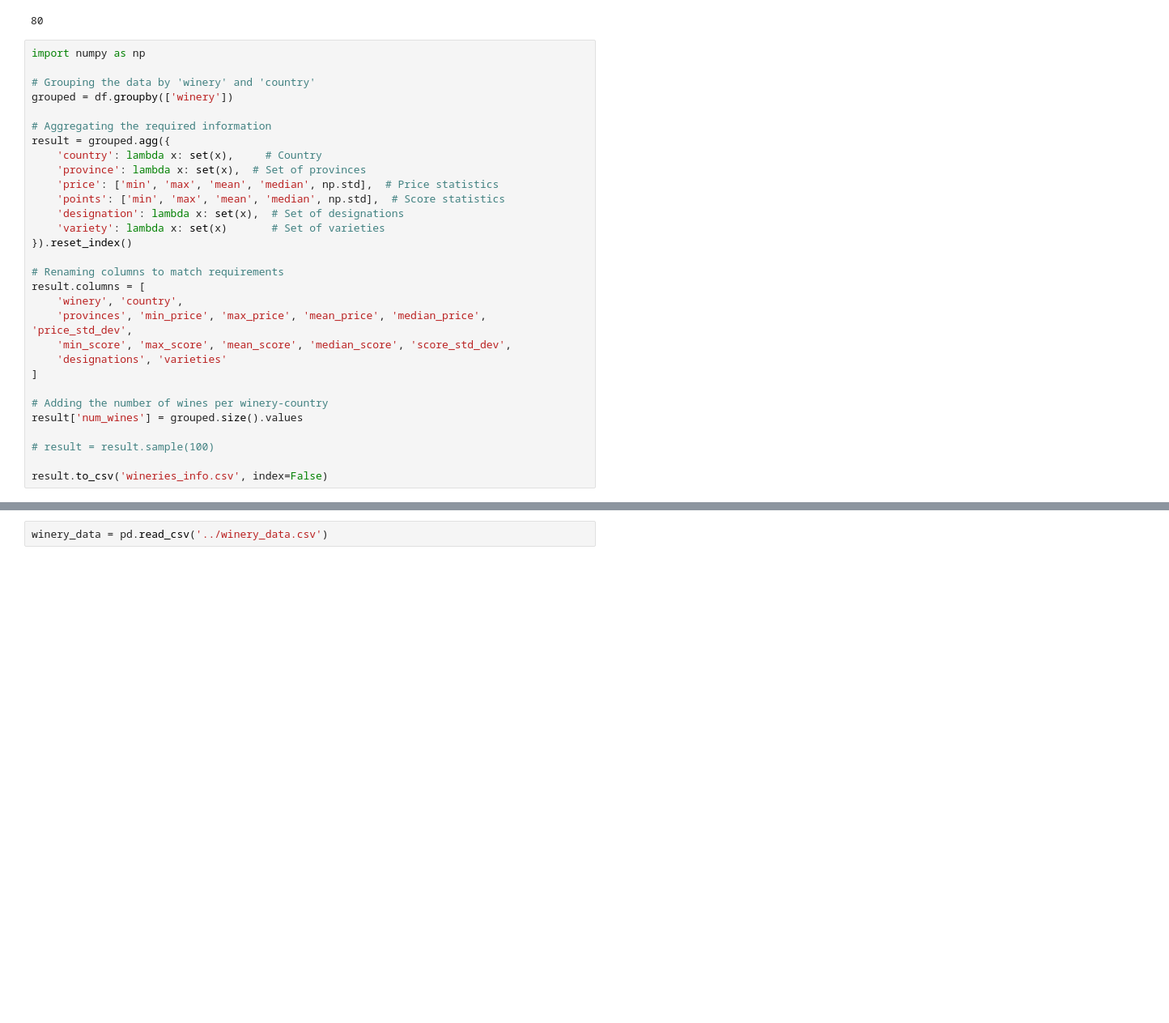
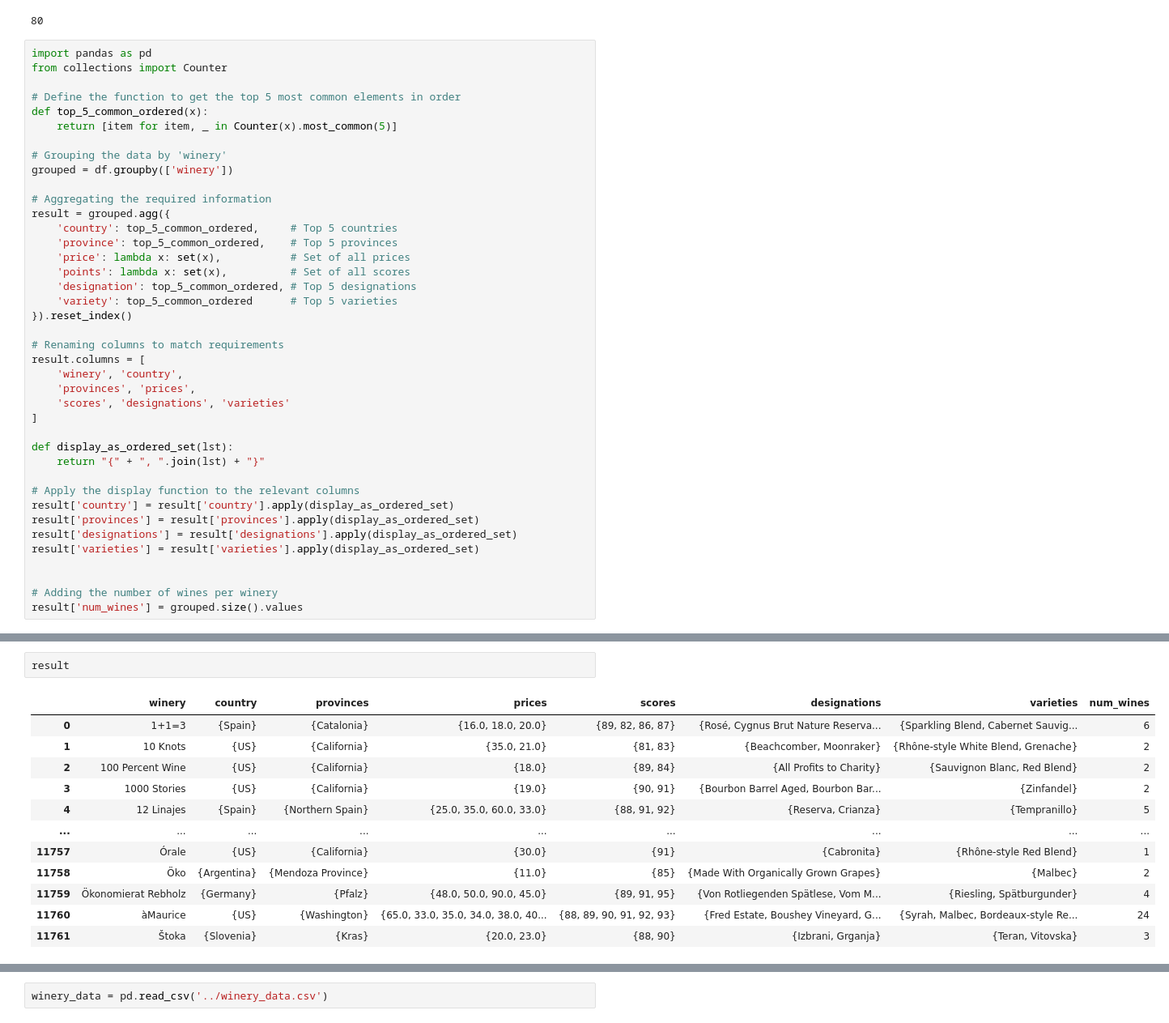
Before and after one commit to com-480-data-visualization/com480DataVisualization_Vinemap, a Jupyter notebook: bubble_plot/process_bubbles.ipynb, the cells around one changed output, grey strips where cells are left out. Shown at 81% size. Saved outputs shown, nothing was run; the diff lists cells and outputs as text; blank space fills up the shorter version.

```diff
--- a/bubble_plot/process_bubbles.ipynb
+++ b/bubble_plot/process_bubbles.ipynb
@@ -28,32 +28,42 @@ df['points'].min()
 # %% [output]
 80
 # %%
-import numpy as np
+import pandas as pd
+from collections import Counter
 
-# Grouping the data by 'winery' and 'country'
+# Define the function to get the top 5 most common elements in order
+def top_5_common_ordered(x):
+    return [item for item, _ in Counter(x).most_common(5)]
+
+# Grouping the data by 'winery'
 grouped = df.groupby(['winery'])
 
 # Aggregating the required information
 result = grouped.agg({
-    'country': lambda x: set(x),     # Country
-    'province': lambda x: set(x),  # Set of provinces
-    'price': ['min', 'max', 'mean', 'median', np.std],  # Price statistics
-    'points': ['min', 'max', 'mean', 'median', np.std],  # Score statistics
-    'designation': lambda x: set(x),  # Set of designations
-    'variety': lambda x: set(x)       # Set of varieties
+    'country': top_5_common_ordered,     # Top 5 countries
+    'province': top_5_common_ordered,    # Top 5 provinces
+    'price': lambda x: set(x),           # Set of all prices
+    'points': lambda x: set(x),          # Set of all scores
+    'designation': top_5_common_ordered, # Top 5 designations
+    'variety': top_5_common_ordered      # Top 5 varieties
 }).reset_index()
 
 # Renaming columns to match requirements
 result.columns = [
     'winery', 'country',
-    'provinces', 'min_price', 'max_price', 'mean_price', 'median_price', 'price_std_dev',
-    'min_score', 'max_score', 'mean_score', 'median_score', 'score_std_dev',
-    'designations', 'varieties'
+    'provinces', 'prices',
+    'scores', 'designations', 'varieties'
 ]
 
-# Adding the number of wines per winery-country
+def display_as_ordered_set(lst):
+    return "{" + ", ".join(lst) + "}"
+
+# Apply the display function to the relevant columns
+result['country'] = result['country'].apply(display_as_ordered_set)
+result['provinces'] = result['provinces'].apply(display_as_ordered_set)
+result['designations'] = result['designations'].apply(display_as_ordered_set)
+result['varieties'] = result['varieties'].apply(display_as_ordered_set)
+
+
+# Adding the number of wines per winery
 result['num_wines'] = grouped.size().values
-
-# result = result.sample(100)
-
-result.to_csv('wineries_info.csv', index=False)
@@ -59,0 +77,15 @@ result.to_csv('wineries_info.csv', index=False)
+# %%
+result
+# %% [output]
+|  | winery | country | provinces | prices | scores | designations | varieties | num_wines |
+| 0 | 1+1=3 | {Spain} | {Catalonia} | {16.0, 18.0, 20.0} | {89, 82, 86, 87} | {Rosé, Cygnus Brut Nature Reserva... | {Sparkling Blend, Cabernet Sauvig... | 6 |
+| 1 | 10 Knots | {US} | {California} | {35.0, 21.0} | {81, 83} | {Beachcomber, Moonraker} | {Rhône-style White Blend, Grenache} | 2 |
+| 2 | 100 Percent Wine | {US} | {California} | {18.0} | {89, 84} | {All Profits to Charity} | {Sauvignon Blanc, Red Blend} | 2 |
+| 3 | 1000 Stories | {US} | {California} | {19.0} | {90, 91} | {Bourbon Barrel Aged, Bourbon Bar... | {Zinfandel} | 2 |
+| 4 | 12 Linajes | {Spain} | {Northern Spain} | {25.0, 35.0, 60.0, 33.0} | {88, 91, 92} | {Reserva, Crianza} | {Tempranillo} | 5 |
+| ... | ... | ... | ... | ... | ... | ... | ... | ... |
+| 11757 | Órale | {US} | {California} | {30.0} | {91} | {Cabronita} | {Rhône-style Red Blend} | 1 |
+| 11758 | Öko | {Argentina} | {Mendoza Province} | {11.0} | {85} | {Made With Organically Grown Grapes} | {Malbec} | 2 |
+| 11759 | Ökonomierat Rebholz | {Germany} | {Pfalz} | {48.0, 50.0, 90.0, 45.0} | {89, 91, 95} | {Von Rotliegenden Spätlese, Vom M... | {Riesling, Spätburgunder} | 4 |
+| 11760 | àMaurice | {US} | {Washington} | {65.0, 33.0, 35.0, 34.0, 38.0, 40... | {88, 89, 90, 91, 92, 93} | {Fred Estate, Boushey Vineyard, G... | {Syrah, Malbec, Bordeaux-style Re... | 24 |
+| 11761 | Štoka | {Slovenia} | {Kras} | {20.0, 23.0} | {88, 90} | {Izbrani, Grganja} | {Teran, Vitovska} | 3 |
```
Also changed, not shown: parts of 4 cells of this notebook, 5 other files.
